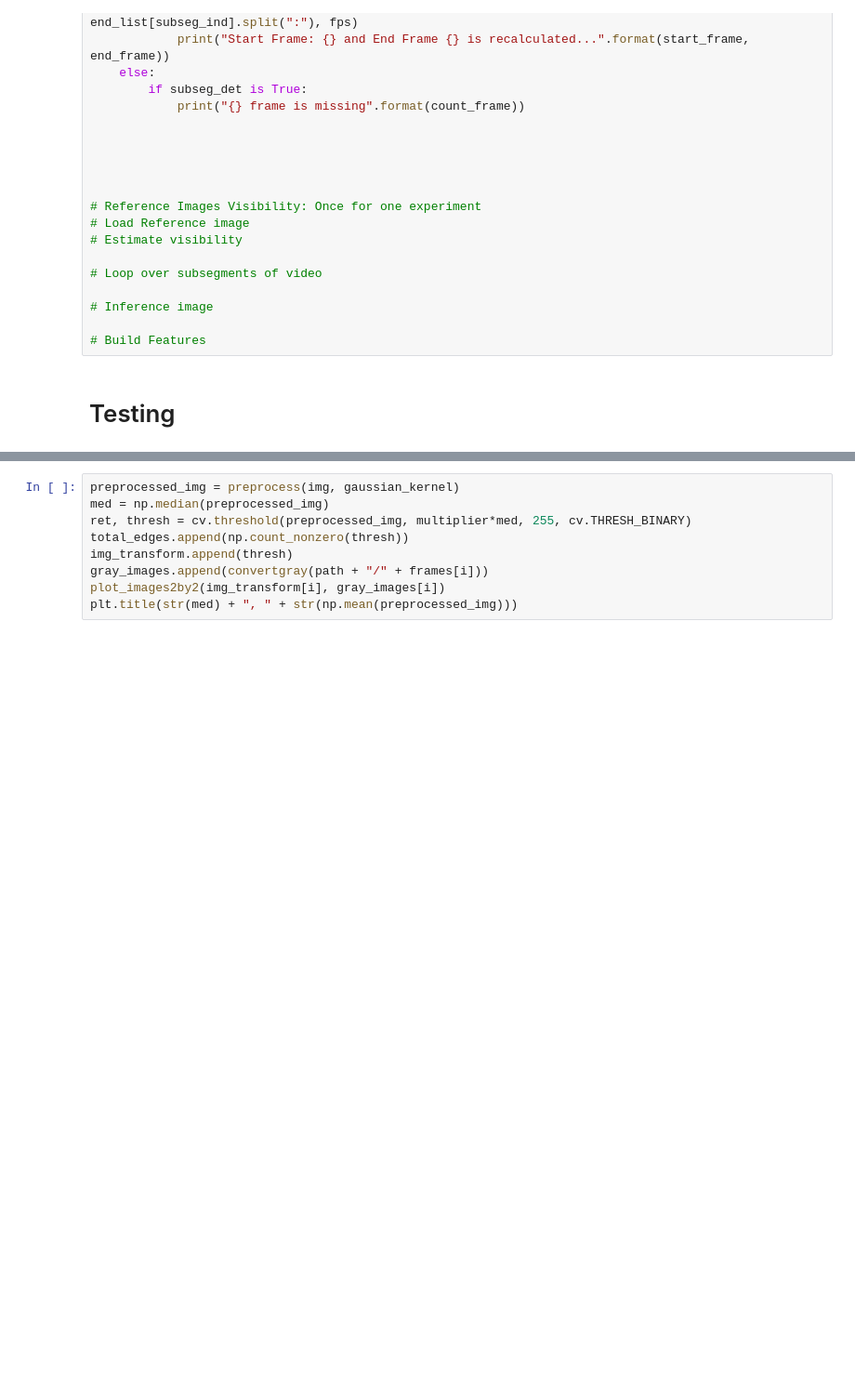
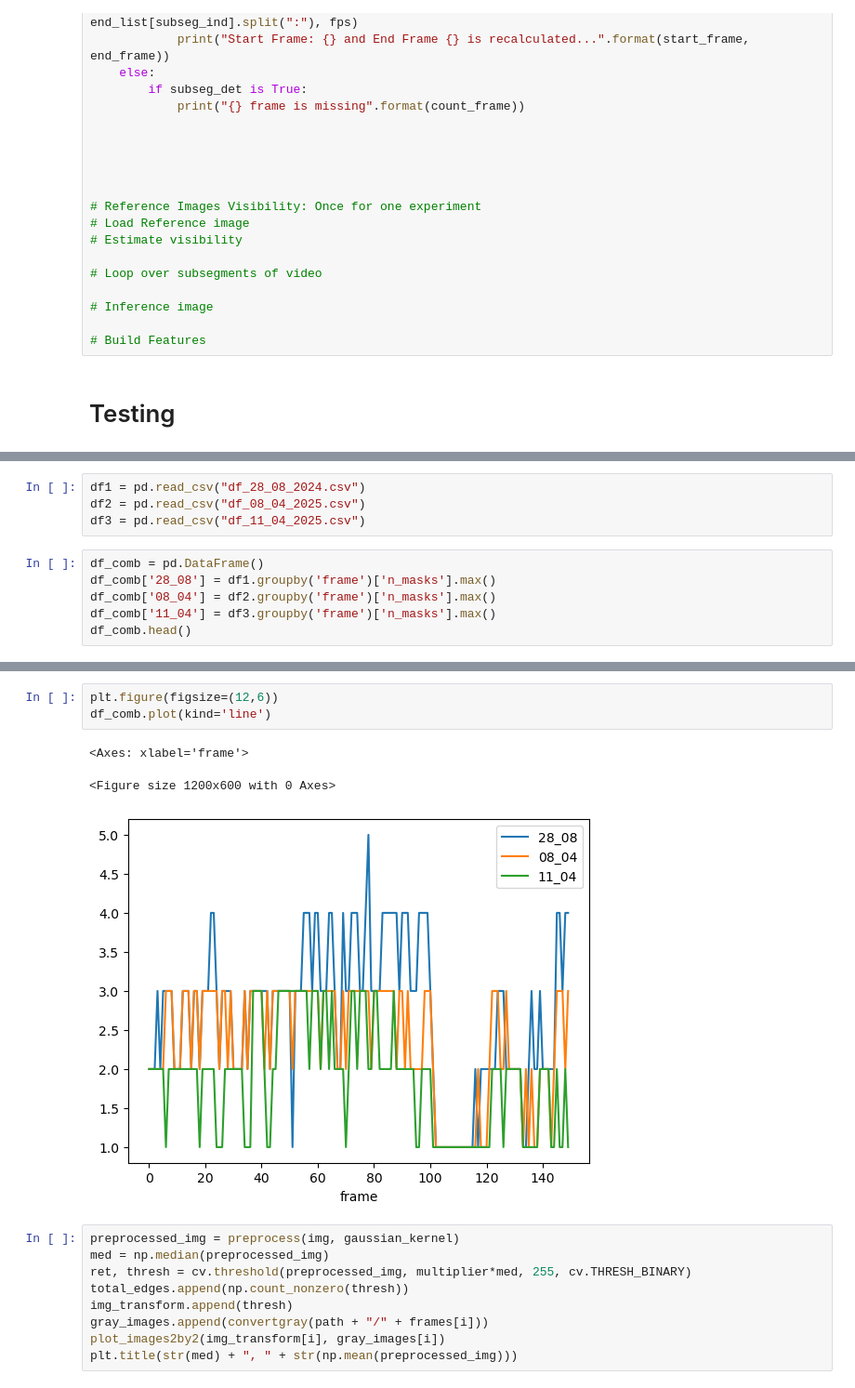
Before and after one commit to muthuganeshece/CVProjects, a Jupyter notebook: SodiumDisposal/Notebook/FeatureExtraction.ipynb, the cells around one changed output, grey strips where cells are left out. Shown: that part at 93% size. Drawn from its saved outputs; the diff is of its cells as text; blank space fills up the shorter version.

```diff
--- a/SodiumDisposal/Notebook/FeatureExtraction.ipynb
+++ b/SodiumDisposal/Notebook/FeatureExtraction.ipynb
@@ -216,0 +373,10 @@ if results[0].masks is not None:
+# %%
+df1 = pd.read_csv("df_28_08_2024.csv")
+df2 = pd.read_csv("df_08_04_2025.csv")
+df3 = pd.read_csv("df_11_04_2025.csv")
+# %%
+df_comb = pd.DataFrame()
+df_comb['28_08'] = df1.groupby('frame')['n_masks'].max()
+df_comb['08_04'] = df2.groupby('frame')['n_masks'].max()
+df_comb['11_04'] = df3.groupby('frame')['n_masks'].max()
+df_comb.head()
@@ -217,3 +391,10 @@ if results[0].masks is not None:
+# %%
+plt.figure(figsize=(12,6))
+df_comb.plot(kind='line')
+# %% [output]
+<Axes: xlabel='frame'>
+<Figure size 1200x600 with 0 Axes>
+[figure, added]
 # %%
 preprocessed_img = preprocess(img, gaussian_kernel)
 med = np.median(preprocessed_img)
```
Also changed, not shown: parts of 22 cells of this notebook.
